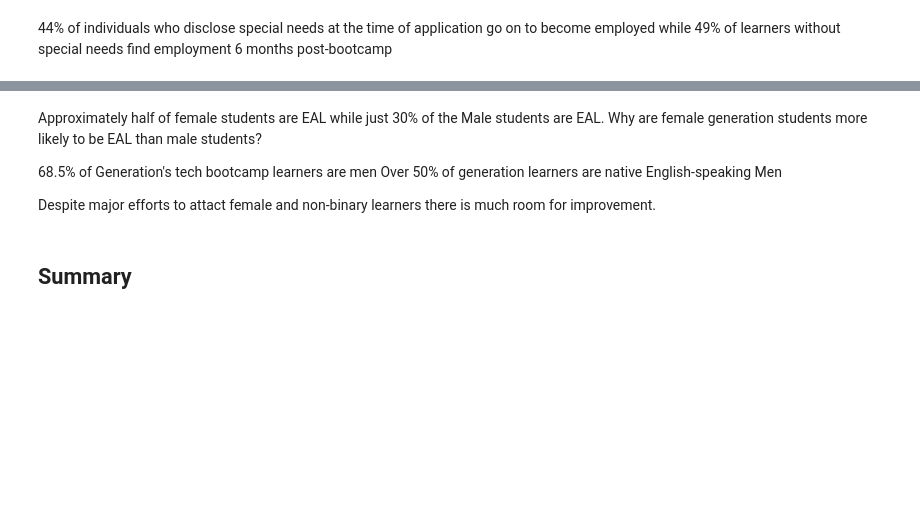
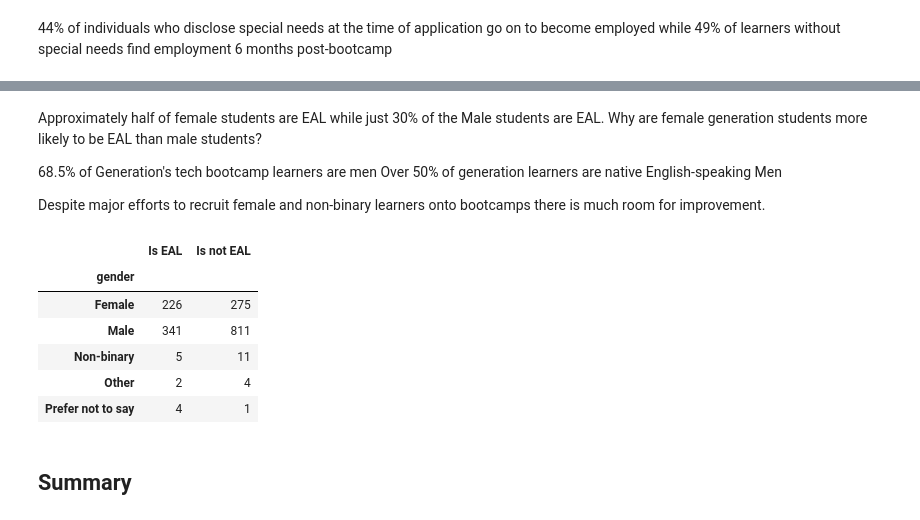
Before and after one commit to Meg-Guidry/Codeop_individul_project, a Jupyter notebook: Codeop_individual_proj_final.ipynb, the cells around one changed output, grey strips where cells are left out. Cells and saved outputs as stored; diff of their text form; code cells hidden in the pictures; blank space fills up the shorter version.

```diff
--- a/Codeop_individual_proj_final.ipynb
+++ b/Codeop_individual_proj_final.ipynb
@@ -622,4 +541,20 @@ Approximately half of female students are EAL while just 30% of the Male student
 68.5% of Generation's tech bootcamp learners are men
 Over 50% of generation learners are native English-speaking Men
 
-Despite major efforts to attact female and non-binary learners there is much room for improvement.
+Despite major efforts to recruit female and non-binary learners onto bootcamps there is much room for improvement.
+# %%
+EAL_genders = gen_df[gen_df["is_EAL"]==1]["is_EAL"].groupby(gen_df["gender"]).count()
+nonEAL_genders = gen_df[gen_df["is_EAL"]==0]["Student_ID"].groupby(gen_df["gender"]).count()
+
+EAL_gender_df = pd.concat([EAL_genders, nonEAL_genders], axis=1)
+EAL_gender_df.rename(columns = {"is_EAL":"Is EAL", "Student_ID":"Is not EAL"}, inplace=True)
+
+EAL_gender_df.style.background_gradient(axis=None, low=0.5, high=1)
+# %% [output]
+|  | Is EAL | Is not EAL |
+| gender |  |  |
+| Female | 226 | 275 |
+| Male | 341 | 811 |
+| Non-binary | 5 | 11 |
+| Other | 2 | 4 |
+| Prefer not to say | 4 | 1 |
```
Also changed, not shown: parts of 20 cells of this notebook.
